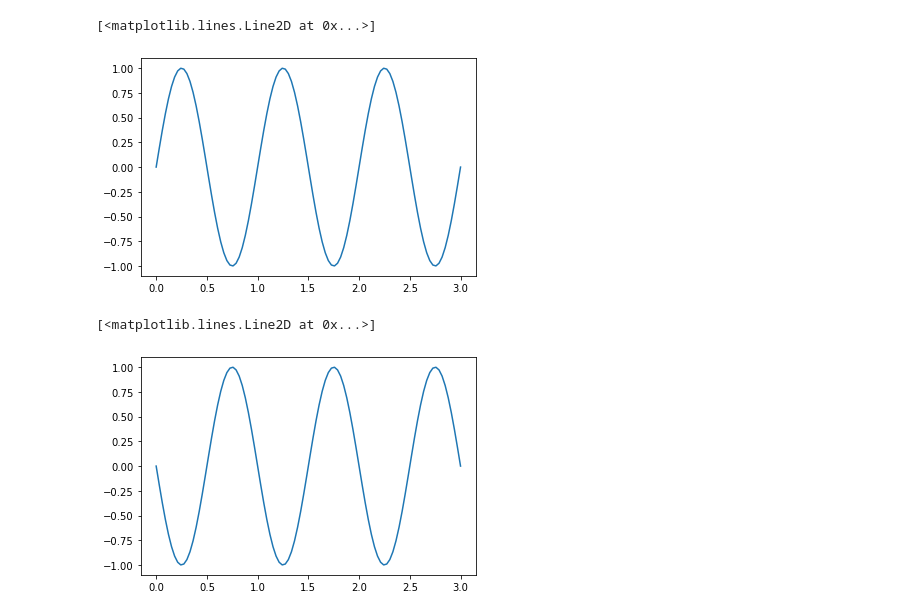
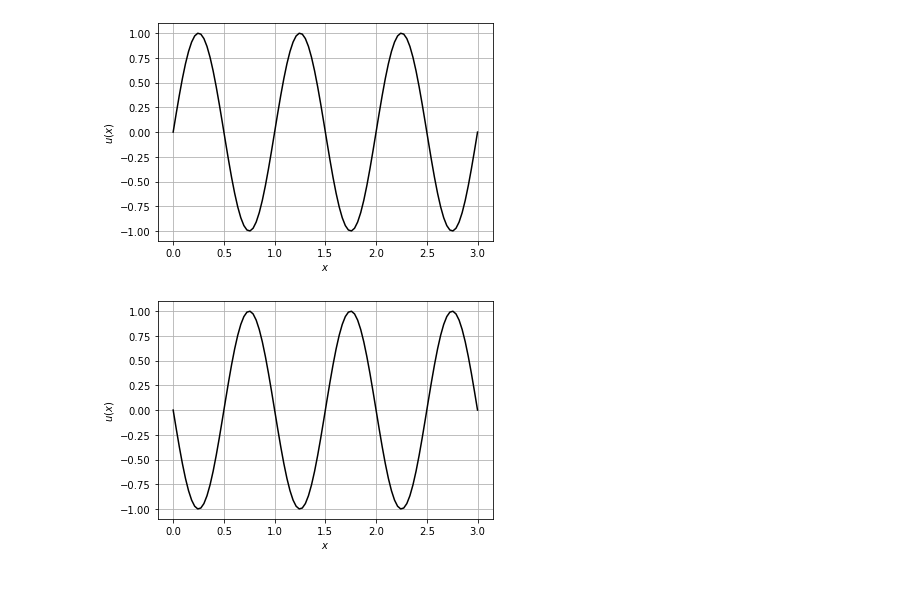
Before and after one commit to diehlpk/paperCouplingAnalysis, a Jupyter notebook: Functions.ipynb, the cells around one changed output. Cells and saved outputs as stored; diff of their text form; code cells hidden in the pictures; blank space fills up the shorter version.

```diff
--- a/Functions.ipynb
+++ b/Functions.ipynb
@@ -5,12 +7,18 @@ import matplotlib.pyplot as plt
 # %%
 x = np.linspace(0,3,100)
 # %%
-plt.plot(x,np.sin(x*np.pi*2))
+plt.plot(x,np.sin(x*np.pi*2),c="black")
+plt.grid()
+plt.xlabel(r"$x$")
+plt.ylabel(r"$u(x)$")
+plt.savefig("u-sin.pdf",bbox_inches='tight')
 # %% [output]
-[<matplotlib.lines.Line2D at 0x...>]
-[figure, old version]
+[figure, new version]
 # %%
-plt.plot(x,np.cos(x*np.pi*2+np.pi/2))
+plt.plot(x,np.cos(x*np.pi*2+np.pi/2),c="black")
+plt.grid()
+plt.xlabel(r"$x$")
+plt.ylabel(r"$u(x)$")
+plt.savefig("u-cos.pdf",bbox_inches='tight')
 # %% [output]
-[<matplotlib.lines.Line2D at 0x...>]
-[figure, old version]
+[figure, new version]
```
Also changed, not shown: parts of 2 cells of this notebook, 1 other file.
